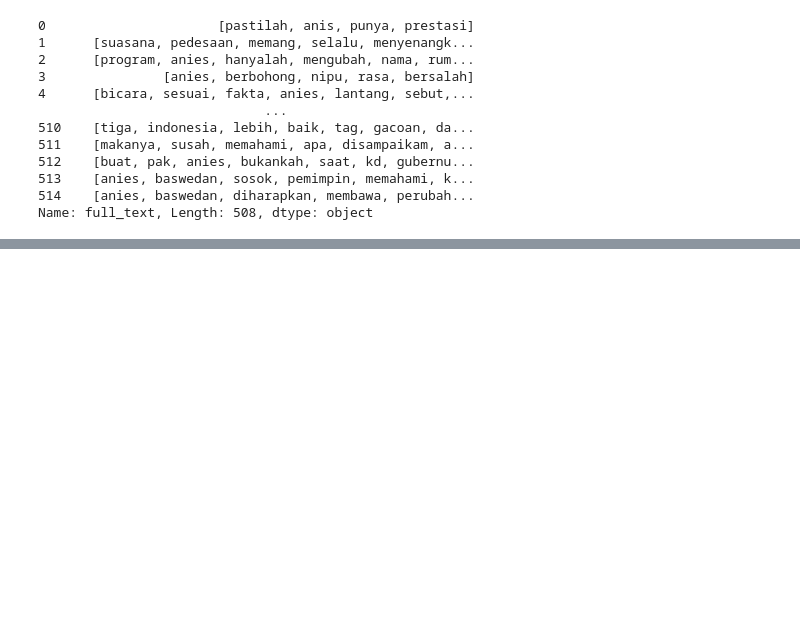
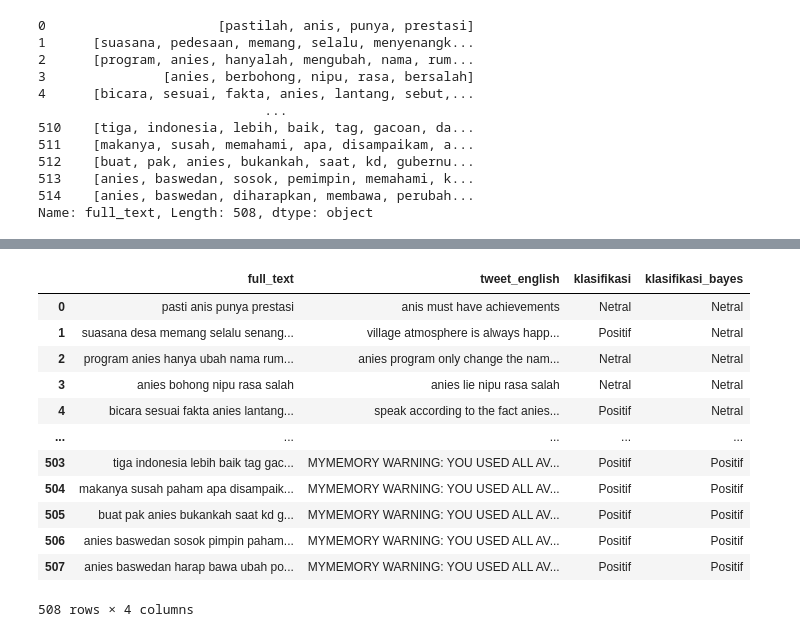
Before and after one commit to m-nahrowi/SentimenAnalisisDebatCapresiD, a Jupyter notebook: sentimen.ipynb, the cells around one changed output, grey strips where cells are left out. Cells and saved outputs as stored; diff of their text form; code cells hidden in the pictures; blank space fills up the shorter version.

```diff
--- a/sentimen.ipynb
+++ b/sentimen.ipynb
@@ -206,0 +480,3 @@ anies baswedan harap bawa ubah positif tata kelola negara beri solusi konkret ma
+# %%
+status = pd.DataFrame({"Klasifikasi Bayes": status})
+data['klasifikasi_bayes'] = status
@@ -206,0 +514,16 @@ anies baswedan harap bawa ubah positif tata kelola negara beri solusi konkret ma
+# %%
+data
+# %% [output]
+|  | full_text | tweet_english | klasifikasi | klasifikasi_bayes |
+| 0 | pasti anis punya prestasi | anis must have achievements | Netral | Netral |
+| 1 | suasana desa memang selalu senang... | village atmosphere is always happ... | Positif | Netral |
+| 2 | program anies hanya ubah nama rum... | anies program only change the nam... | Netral | Netral |
+| 3 | anies bohong nipu rasa salah | anies lie nipu rasa salah | Netral | Netral |
+| 4 | bicara sesuai fakta anies lantang... | speak according to the fact anies... | Positif | Netral |
+| ... | ... | ... | ... | ... |
+| 503 | tiga indonesia lebih baik tag gac... | MYMEMORY WARNING: YOU USED ALL AV... | Positif | Positif |
+| 504 | makanya susah paham apa disampaik... | MYMEMORY WARNING: YOU USED ALL AV... | Positif | Positif |
+| 505 | buat pak anies bukankah saat kd g... | MYMEMORY WARNING: YOU USED ALL AV... | Positif | Positif |
+| 506 | anies baswedan sosok pimpin paham... | MYMEMORY WARNING: YOU USED ALL AV... | Positif | Positif |
+| 507 | anies baswedan harap bawa ubah po... | MYMEMORY WARNING: YOU USED ALL AV... | Positif | Positif |
+508 rows × 4 columns
```
Also changed, not shown: parts of 20 cells of this notebook, 1 other file.
